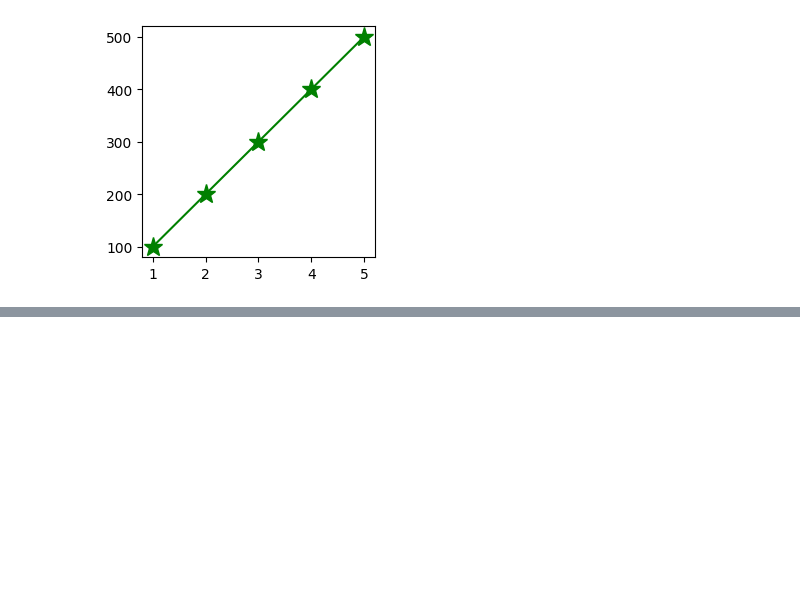
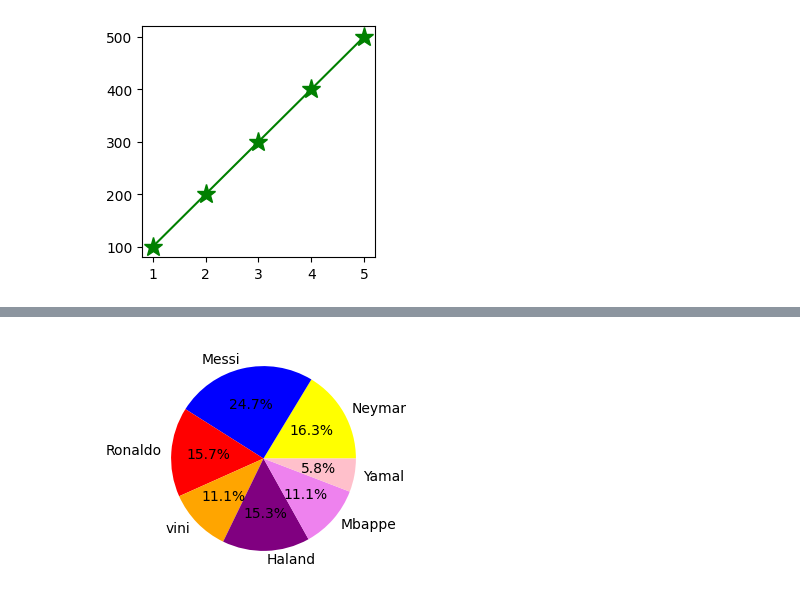
Before and after one commit to Deepanshu-yt/python, a Jupyter notebook: Day11.ipynb, the cells around one changed output, grey strips where cells are left out. Drawn from its saved outputs; the diff is of its cells as text; code cells hidden in the pictures; blank space fills up the shorter version.

```diff
--- a/Day11.ipynb
+++ b/Day11.ipynb
@@ -161,0 +171,9 @@ plt.show()
+# %%
+# pie chart
+Players = ["Neymar","Messi","Ronaldo","vini","Haland","Mbappe","Yamal"]
+Goals = [344,520,330,234,322,233,123]
+plt.figure(figsize=(3,3))
+plt.pie(Goals,labels=Players,autopct="%1.1f%%",colors=["yellow","blue","red","orange","purple","violet","pink"])
+plt.show()
+# %% [output]
+[figure, added]
```
Also changed, not shown: parts of 5 cells of this notebook.
